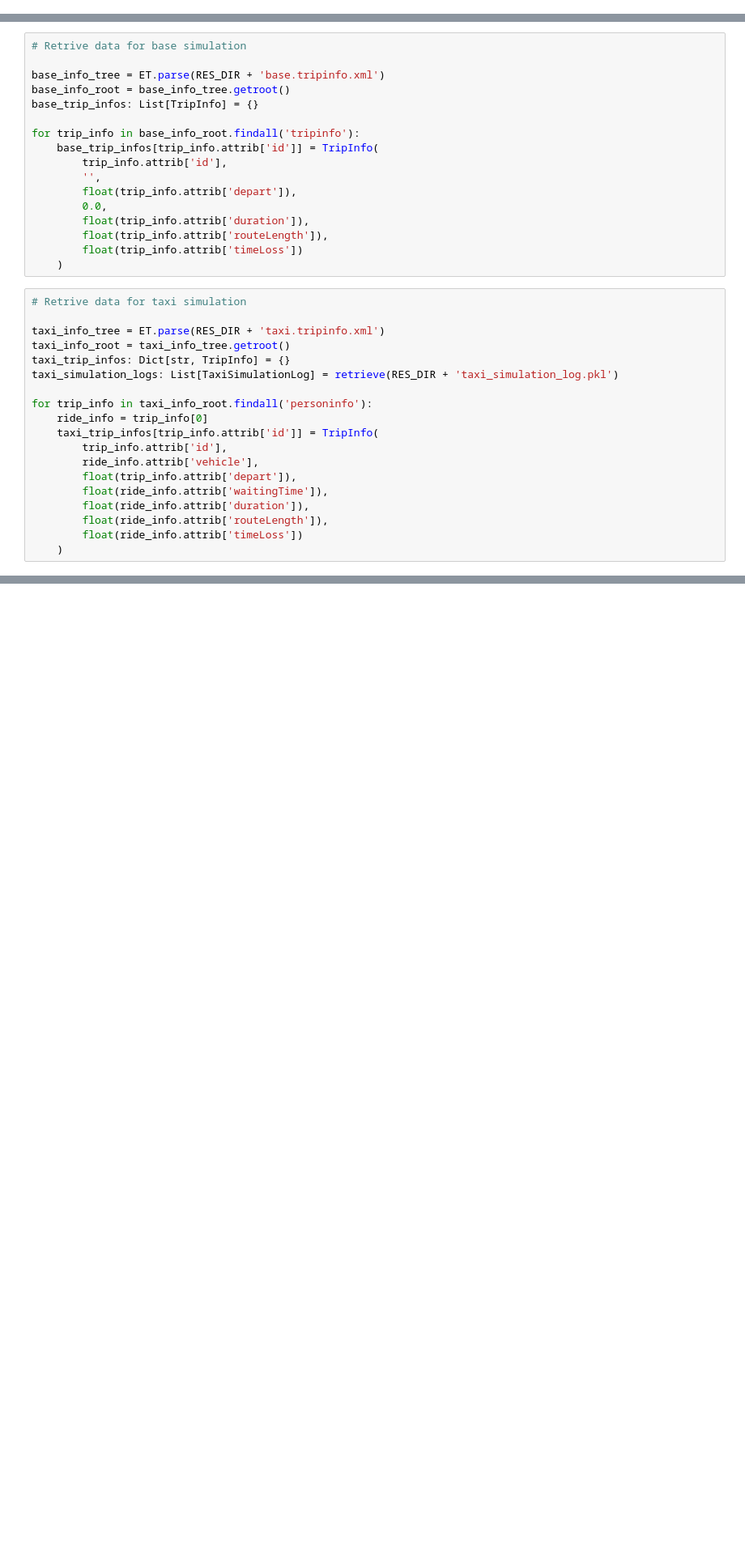
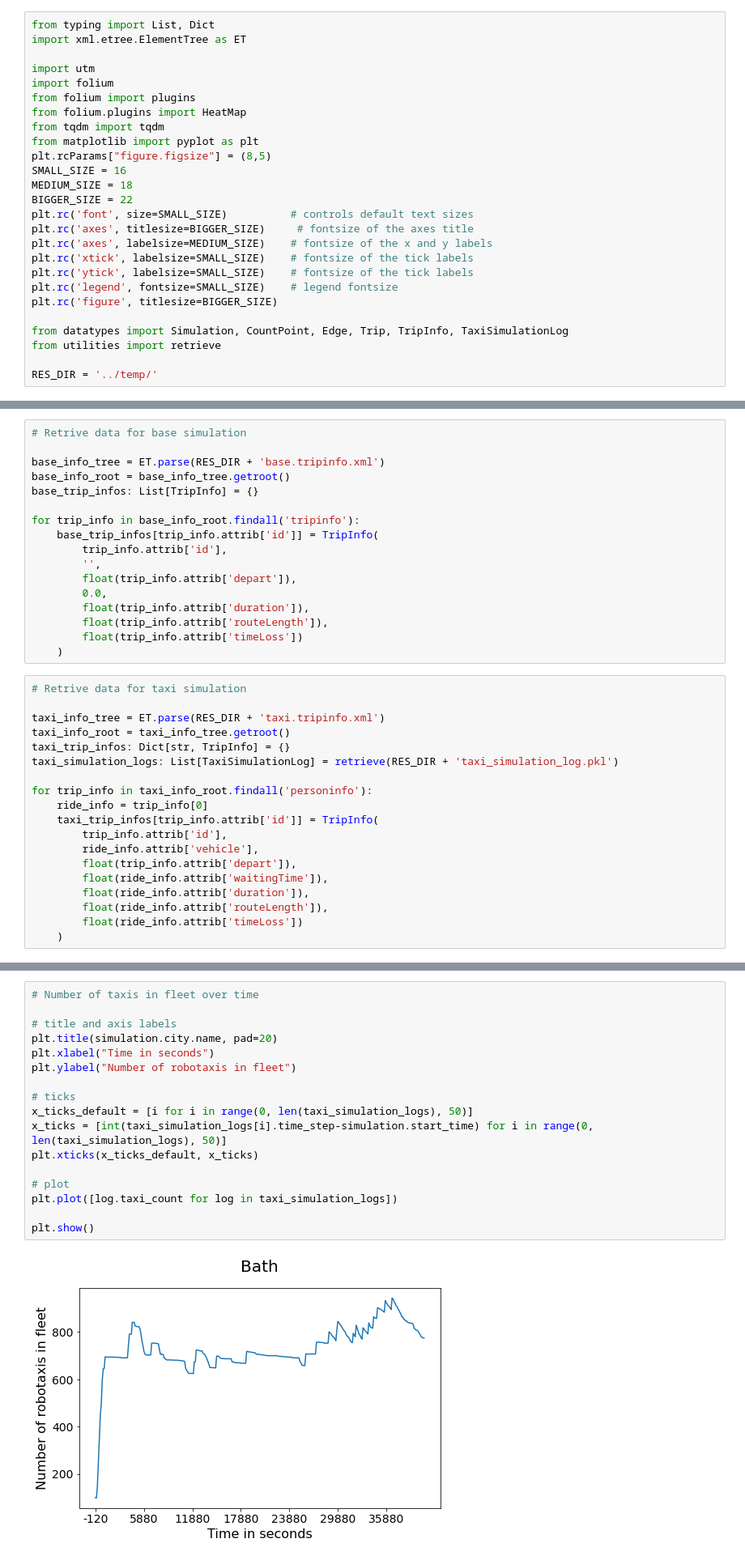
Before and after one commit to Oliver-Redeyoff/simulating_robotaxis, a Jupyter notebook: src/report.ipynb, the cells around one changed output, grey strips where cells are left out. Shown at 81% size. Saved outputs shown, nothing was run; the diff lists cells and outputs as text; blank space fills up the shorter version.

```diff
--- a/src/report.ipynb
+++ b/src/report.ipynb
@@ -10,0 +1,26 @@ RES_DIR = '../bath/'
+# %%
+from typing import List, Dict
+import xml.etree.ElementTree as ET
+
+import utm
+import folium
+from folium import plugins
+from folium.plugins import HeatMap
+from tqdm import tqdm
+from matplotlib import pyplot as plt
+plt.rcParams["figure.figsize"] = (8,5)
+SMALL_SIZE = 16
+MEDIUM_SIZE = 18
+BIGGER_SIZE = 22
+plt.rc('font', size=SMALL_SIZE)          # controls default text sizes
+plt.rc('axes', titlesize=BIGGER_SIZE)     # fontsize of the axes title
+plt.rc('axes', labelsize=MEDIUM_SIZE)    # fontsize of the x and y labels
+plt.rc('xtick', labelsize=SMALL_SIZE)    # fontsize of the tick labels
+plt.rc('ytick', labelsize=SMALL_SIZE)    # fontsize of the tick labels
+plt.rc('legend', fontsize=SMALL_SIZE)    # legend fontsize
+plt.rc('figure', titlesize=BIGGER_SIZE)
+
+from datatypes import Simulation, CountPoint, Edge, Trip, TripInfo, TaxiSimulationLog
+from utilities import retrieve
+
+RES_DIR = '../temp/'
@@ -103,0 +144,19 @@ taxi travel times is 95.49139317403917% more that the the duration of base trave
+# %%
+# Number of taxis in fleet over time
+
+# title and axis labels
+plt.title(simulation.city.name, pad=20)
+plt.xlabel("Time in seconds")
+plt.ylabel("Number of robotaxis in fleet")
+
+# ticks
+x_ticks_default = [i for i in range(0, len(taxi_simulation_logs), 50)]
+x_ticks = [int(taxi_simulation_logs[i].time_step-simulation.start_time) for i in range(0, len(taxi_simulation_logs), 50)]
+plt.xticks(x_ticks_default, x_ticks)
+
+# plot
+plt.plot([log.taxi_count for log in taxi_simulation_logs])
+
+plt.show()
+# %% [output]
+[figure, added]
```
Also changed, not shown: parts of 17 cells of this notebook, 3 other files.
